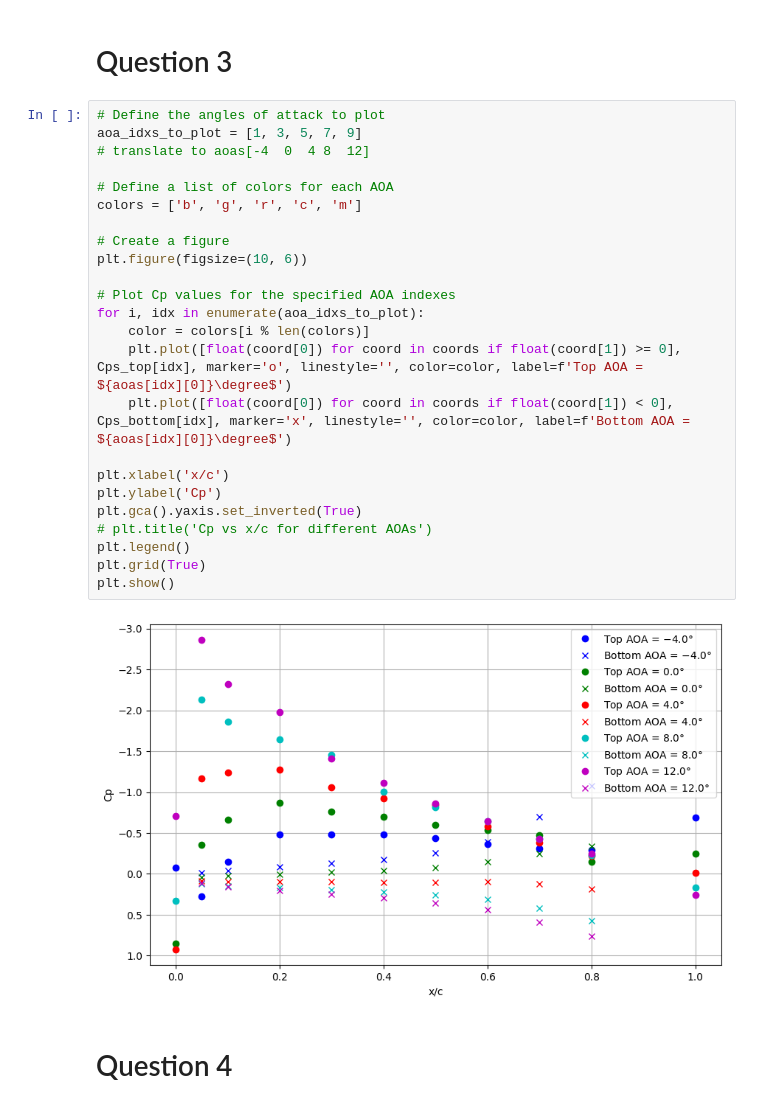
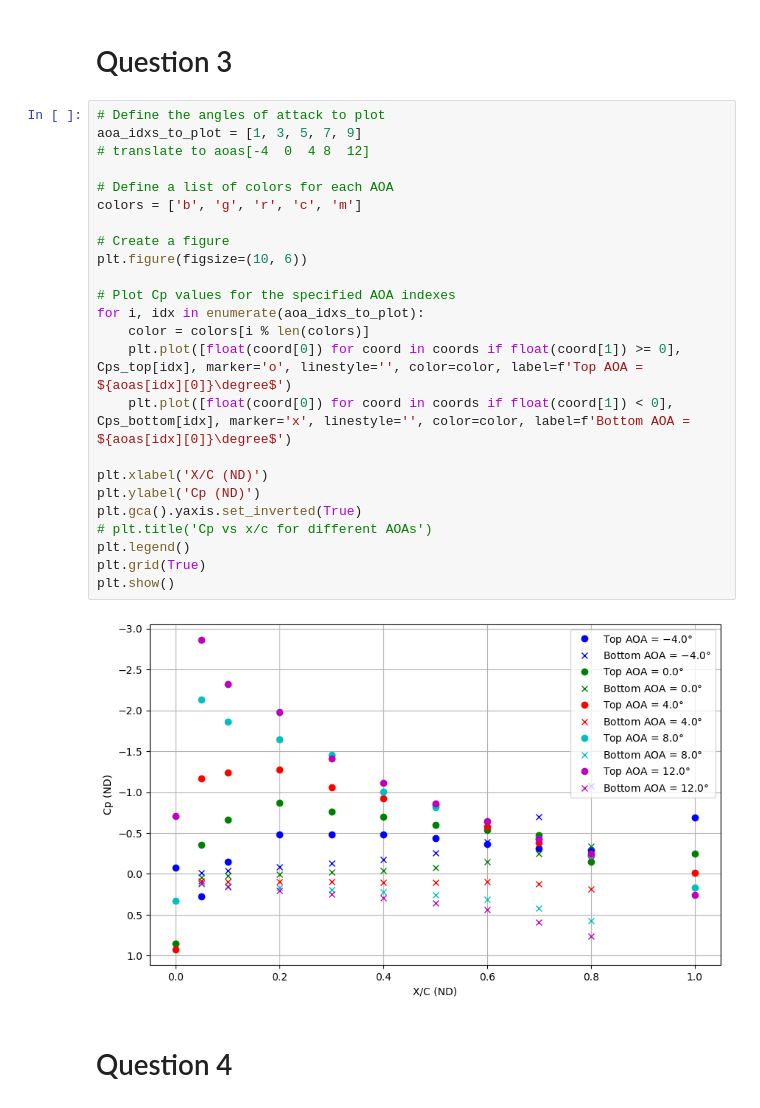
Before and after one commit to insfyre/ae460-fa24-abx, a Jupyter notebook: lab2/calculations.ipynb, the cells around one changed output. Drawn from its saved outputs; the diff is of its cells as text.

```diff
--- a/lab2/calculations.ipynb
+++ b/lab2/calculations.ipynb
@@ -227,29 +255,29 @@ Cps_bottom = np.array(Cps_bottom)
 # %%
 # Define the angles of attack to plot
 aoa_idxs_to_plot = [1, 3, 5, 7, 9]
 # translate to aoas[-4  0  4 8  12]
 
 # Define a list of colors for each AOA
 colors = ['b', 'g', 'r', 'c', 'm']
 
 # Create a figure
 plt.figure(figsize=(10, 6))
 
 # Plot Cp values for the specified AOA indexes
 for i, idx in enumerate(aoa_idxs_to_plot):
     color = colors[i % len(colors)]
     plt.plot([float(coord[0]) for coord in coords if float(coord[1]) >= 0], Cps_top[idx], marker='o', linestyle='', color=color, label=f'Top AOA = ${aoas[idx][0]}\degree$')
     plt.plot([float(coord[0]) for coord in coords if float(coord[1]) < 0], Cps_bottom[idx], marker='x', linestyle='', color=color, label=f'Bottom AOA = ${aoas[idx][0]}\degree$')
 
-plt.xlabel('x/c')
-plt.ylabel('Cp')
+plt.xlabel('X/C (ND)')
+plt.ylabel('Cp (ND)')
 plt.gca().yaxis.set_inverted(True)
 # plt.title('Cp vs x/c for different AOAs')
 plt.legend()
 plt.grid(True)
 plt.show()
 # %% [output]
-[figure, old version]
+[figure, new version]
 # %% [markdown]
 # Question 4
 # %%
```
Also changed, not shown: parts of 14 cells of this notebook.
